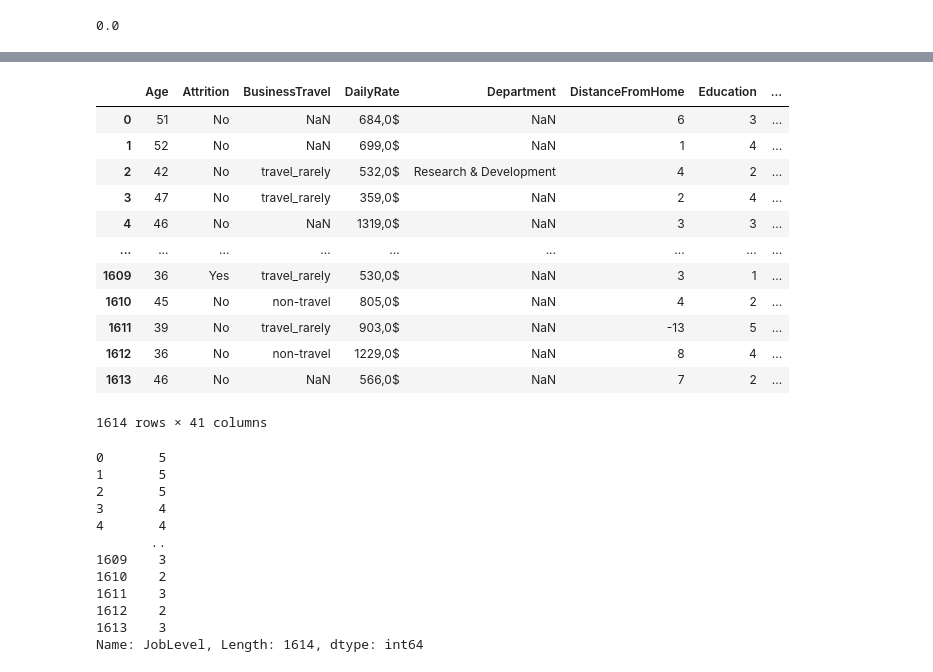
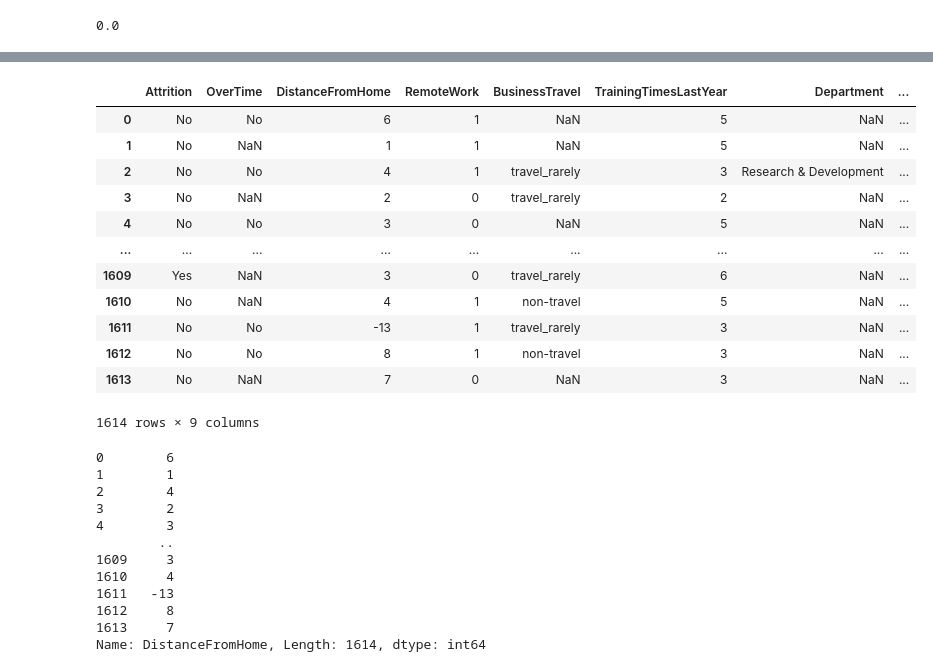
Before and after one commit to raquelmartinrodriguez/proyecto-da-promo-G-modulo-3-team-1, a Jupyter notebook: notebooks/02-transformation/patri.ipynb, the cells around one changed output, grey strips where cells are left out. Saved outputs shown, nothing was run; the diff lists cells and outputs as text; code cells hidden in the pictures.

```diff
--- a/notebooks/02-transformation/patri.ipynb
+++ b/notebooks/02-transformation/patri.ipynb
@@ -328,36 +355,40 @@ def binary_unification(columna):
 # %%
-columna = data['RemoteWork']
+remotework = data['RemoteWork']
-# %%
-binary_unification(columna)
-# %% [output]
-|  | Age | Attrition | BusinessTravel | DailyRate | Department | DistanceFromHome | Education | ... |
-| 0 | 51 | No | NaN | 684,0$ | NaN | 6 | 3 | ... |
-| 1 | 52 | No | NaN | 699,0$ | NaN | 1 | 4 | ... |
-| 2 | 42 | No | travel_rarely | 532,0$ | Research & Development | 4 | 2 | ... |
-| 3 | 47 | No | travel_rarely | 359,0$ | NaN | 2 | 4 | ... |
-| 4 | 46 | No | NaN | 1319,0$ | NaN | 3 | 3 | ... |
-| ... | ... | ... | ... | ... | ... | ... | ... | ... |
-| 1609 | 36 | Yes | travel_rarely | 530,0$ | NaN | 3 | 1 | ... |
-| 1610 | 45 | No | non-travel | 805,0$ | NaN | 4 | 2 | ... |
-| 1611 | 39 | No | travel_rarely | 903,0$ | NaN | -13 | 5 | ... |
-| 1612 | 36 | No | non-travel | 1229,0$ | NaN | 8 | 4 | ... |
-| 1613 | 46 | No | NaN | 566,0$ | NaN | 7 | 2 | ... |
-1614 rows × 41 columns
-# %%
-for columna in columnas_patri:
-    df_limpio = data[columna].replace("%", "")
-
-df_limpio
-# %% [output]
-0       5
-1       5
-2       5
-3       4
-4       4
-       ..
-1609    3
-1610    2
-1611    3
-1612    2
-1613    3
-Name: JobLevel, Length: 1614, dtype: int64
+# %%
+unificado = binary_unification(remotework)
+# %%
+data["RemoteWork"] = unificado
+# %%
+minusculas = data["JobRole"].str.lower()
+data["JobRole"] = minusculas
+# %%
+data[columnas_patri]
+# %% [output]
+|  | Attrition | OverTime | DistanceFromHome | RemoteWork | BusinessTravel | TrainingTimesLastYear | Department | ... |
+| 0 | No | No | 6 | 1 | NaN | 5 | NaN | ... |
+| 1 | No | NaN | 1 | 1 | NaN | 5 | NaN | ... |
+| 2 | No | No | 4 | 1 | travel_rarely | 3 | Research & Development | ... |
+| 3 | No | NaN | 2 | 0 | travel_rarely | 2 | NaN | ... |
+| 4 | No | No | 3 | 0 | NaN | 5 | NaN | ... |
+| ... | ... | ... | ... | ... | ... | ... | ... | ... |
+| 1609 | Yes | NaN | 3 | 0 | travel_rarely | 6 | NaN | ... |
+| 1610 | No | NaN | 4 | 1 | non-travel | 5 | NaN | ... |
+| 1611 | No | No | -13 | 1 | travel_rarely | 3 | NaN | ... |
+| 1612 | No | No | 8 | 1 | non-travel | 3 | NaN | ... |
+| 1613 | No | NaN | 7 | 0 | NaN | 3 | NaN | ... |
+1614 rows × 9 columns
+# %%
+data["DistanceFromHome"]
+# %% [output]
+0        6
+1        1
+2        4
+3        2
+4        3
+        ..
+1609     3
+1610     4
+1611   -13
+1612     8
+1613     7
+Name: DistanceFromHome, Length: 1614, dtype: int64
```
Also changed, not shown: parts of 8 cells of this notebook.
